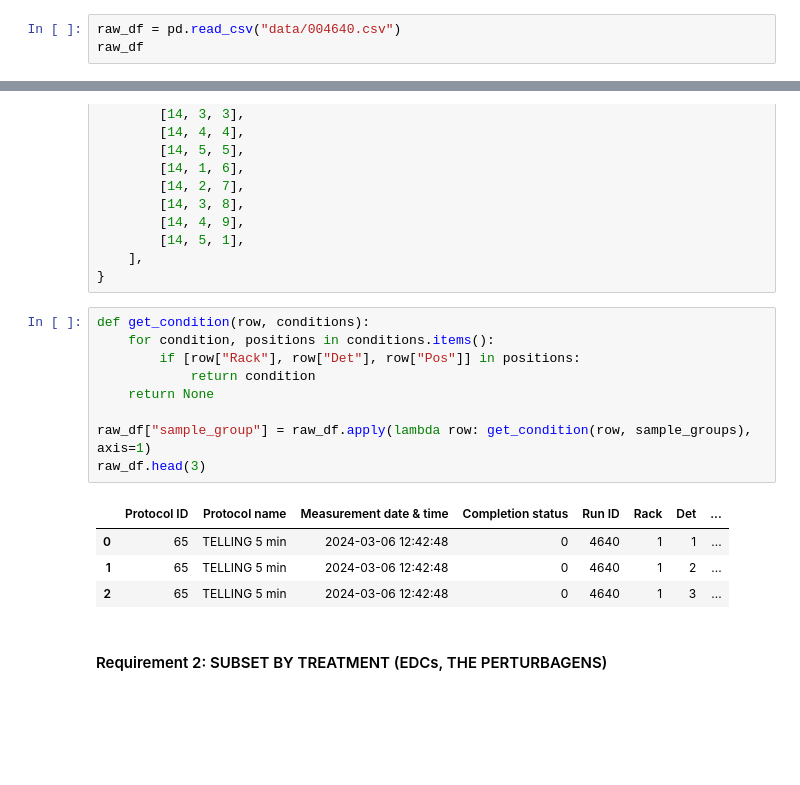
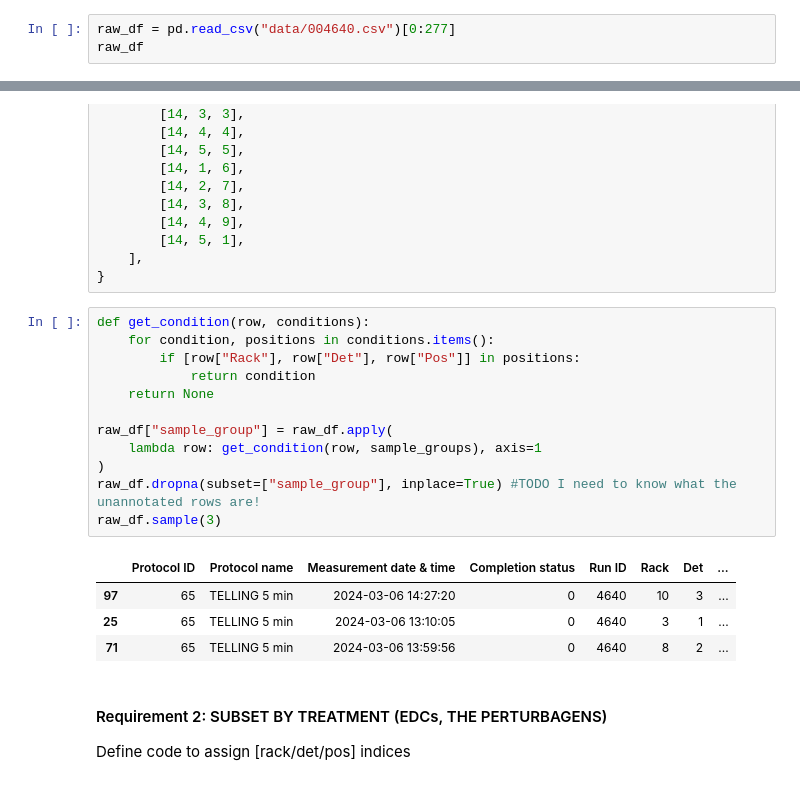
Before and after one commit to jmillanacosta/VHP4Safety2.4_1.1, a Jupyter notebook: 00_explore_uptake.ipynb, the cells around one changed output, grey strips where cells are left out. Drawn from its saved outputs; the diff is of its cells as text; blank space fills up the shorter version.

```diff
--- a/00_explore_uptake.ipynb
+++ b/00_explore_uptake.ipynb
@@ -166,7 +166,7 @@ cpm_df
 # %% [markdown]
 ## From raw data to result tables
 # %%
-raw_df = pd.read_csv("data/004640.csv")
+raw_df = pd.read_csv("data/004640.csv")[0:277]
 raw_df
 # %% [output]
 |  | Protocol ID | Protocol name | Measurement date & time | Completion status | Run ID | Rack | Det | ... |
@@ -351,16 +365,21 @@ sample_groups = {
 # %%
 def get_condition(row, conditions):
     for condition, positions in conditions.items():
         if [row["Rack"], row["Det"], row["Pos"]] in positions:
             return condition
     return None
 
-raw_df["sample_group"] = raw_df.apply(lambda row: get_condition(row, sample_groups), axis=1)
-raw_df.head(3)
+raw_df["sample_group"] = raw_df.apply(
+    lambda row: get_condition(row, sample_groups), axis=1
+)
+raw_df.dropna(subset=["sample_group"], inplace=True) #TODO I need to know what the unannotated rows are!
+raw_df.sample(3)
 # %% [output]
 |  | Protocol ID | Protocol name | Measurement date & time | Completion status | Run ID | Rack | Det | ... |
-| 0 | 65 | TELLING 5 min | 2024-03-06 12:42:48 | 0 | 4640 | 1 | 1 | ... |
-| 1 | 65 | TELLING 5 min | 2024-03-06 12:42:48 | 0 | 4640 | 1 | 2 | ... |
-| 2 | 65 | TELLING 5 min | 2024-03-06 12:42:48 | 0 | 4640 | 1 | 3 | ... |
+| 97 | 65 | TELLING 5 min | 2024-03-06 14:27:20 | 0 | 4640 | 10 | 3 | ... |
+| 25 | 65 | TELLING 5 min | 2024-03-06 13:10:05 | 0 | 4640 | 3 | 1 | ... |
+| 71 | 65 | TELLING 5 min | 2024-03-06 13:59:56 | 0 | 4640 | 8 | 2 | ... |
 # %% [markdown]
 #### Requirement 2: SUBSET BY TREATMENT (EDCs, THE PERTURBAGENS)
+
+Define code to assign [rack/det/pos] indices
```
Also changed, not shown: parts of 7 cells of this notebook.
